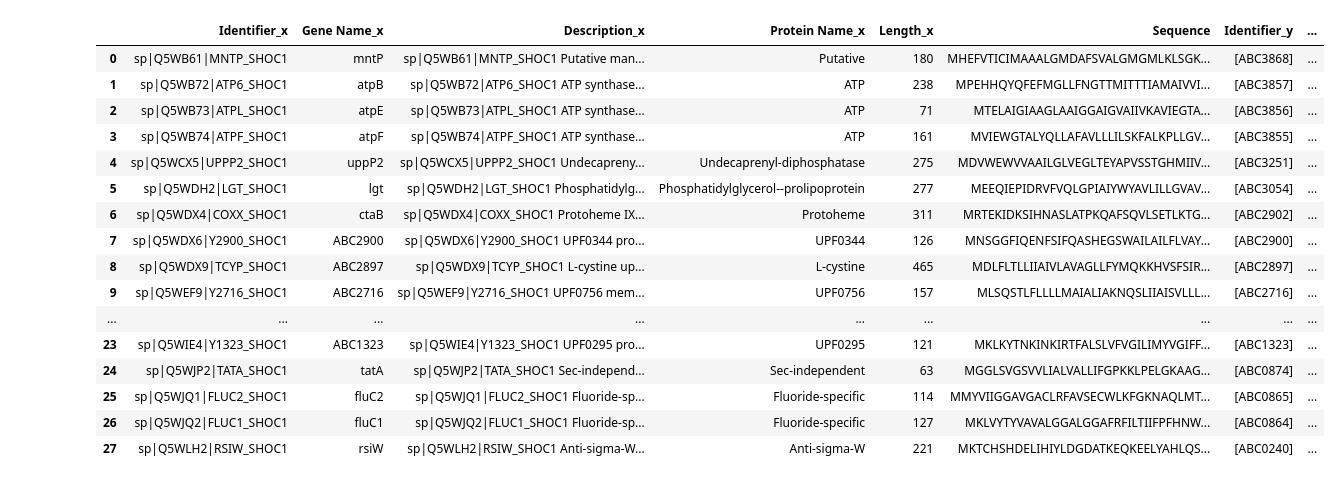
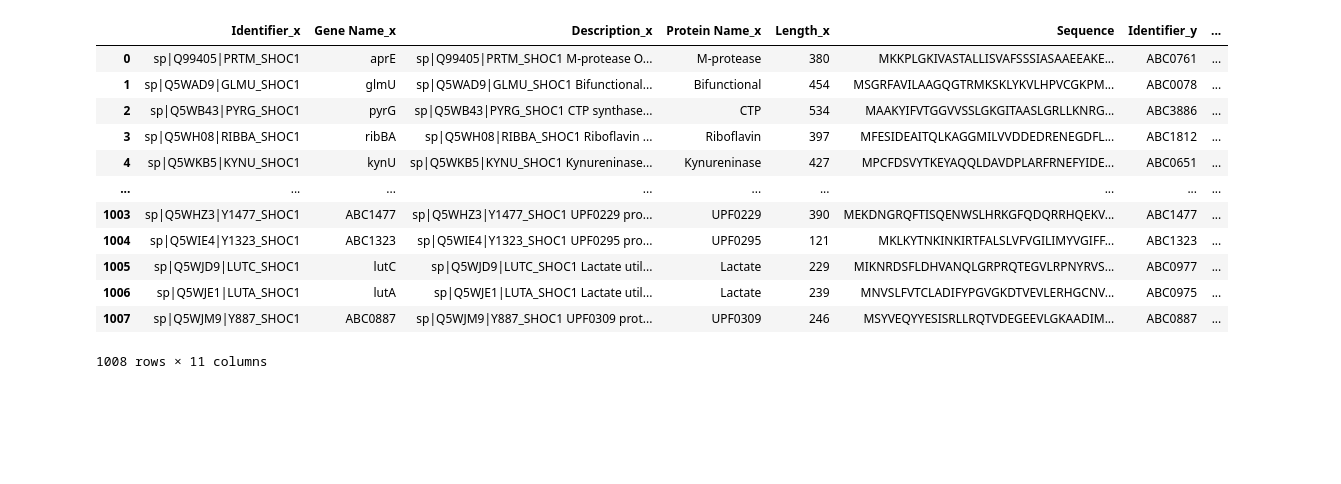
Before and after one commit to idobt97/Bioinformatocs_final_project, a Jupyter notebook: PartB.ipynb, the cells around one changed output. Saved outputs shown, nothing was run; the diff lists cells and outputs as text; code cells hidden in the pictures; blank space fills up the shorter version.

```diff
--- a/PartB.ipynb
+++ b/PartB.ipynb
@@ -8,21 +8,27 @@ import pandas as pd
 df_fasta_file = pd.DataFrame(columns=["Identifier", "Gene Name", "Description", "Protein Name", "Length", "Sequence"])
 
 # Read in the fasta file
-fasta_file = "BacillusClausiiTransmembraneProteins.fasta"
+fasta_file = "uniprotkb_Bacillus_clausi.fasta"
 
 # Read in the fasta file and store the data in the dataframe
-for record in SeqIO.parse(fasta_file, "fasta"):
-    identifier = record.id
-    description = record.description
-    gene_name = description.split("GN=")[1].split(" ")[0]  # Define gene_name after description
-    protein_name = description.split(" ")[1]
-    length = len(record.seq)
-    sequence = str(record.seq)
+def fastaToDataframe(fasta_file_path, df) -> None:
+    for record in SeqIO.parse(fasta_file_path, "fasta"):
+        identifier = record.id
+        description = record.description
+        if "GN=" not in description:
+            gene_name = "N/A"
+            protein_name = description.split(" ")[0]
+        else:
+            gene_name = description.split("GN=")[1].split(" ")[0]  # Define gene_name after description
+        protein_name = description.split(" ")[1]
+        length = len(record.seq)
+        sequence = str(record.seq)
 
-    # Append the row to the dataframe
-    df_fasta_file.loc[len(df_fasta_file)] = [identifier, gene_name, description, protein_name, length, sequence]
+        # Append the row to the dataframe
+        df.loc[len(df)] = [identifier, gene_name, description, protein_name, length, sequence]
 
-# Display the DataFrame
-df
+fastaToDataframe(fasta_file, df_fasta_file)
+
+df_fasta_file
 # %% [output]
 |  | Identifier | Gene Name | Description | Protein Name | Length | Sequence |
@@ -51,11 +53,11 @@ genbank_file = "Bacillus clausii.gb"
 for record in SeqIO.parse(genbank_file, "genbank"):
     for feature in record.features:
         if feature.type == "CDS":
-            identifier = feature.qualifiers["locus_tag"]
+            identifier = feature.qualifiers["locus_tag"][0]
             if 'gene' in feature.qualifiers: #check if gene name is available - there are some CDS features without gene name
                 gene_name = feature.qualifiers['gene'][0]
             else:
-                gene_name = 'Gene name missing, locus tag: ' + feature.qualifiers['locus_tag'][0]
+                gene_name = feature.qualifiers["locus_tag"][0]
             description = feature.qualifiers
             if 'product' in feature.qualifiers:
                 protein_name = feature.qualifiers['product'][0]
@@ -88,23 +90,19 @@ df_genbank_file
 4108 rows × 6 columns
 # %%
 # Compare the two dataframes, df_fasta_file and df_genbank_file, to see if they share some common proteins
-df_common = pd.merge(df_fasta_file, df_genbank_file, on="Sequence")
+df_common = pd.merge(df_bacillus_fasta, df_genbank_file, on="Sequence", how="inner")
 df_common
 # %% [output]
 |  | Identifier_x | Gene Name_x | Description_x | Protein Name_x | Length_x | Sequence | Identifier_y | ... |
-| 0 | sp|Q5WB61|MNTP_SHOC1 | mntP | sp|Q5WB61|MNTP_SHOC1 Putative man... | Putative | 180 | MHEFVTICIMAAALGMDAFSVALGMGMLKLSGK... | [ABC3868] | ... |
-| 1 | sp|Q5WB72|ATP6_SHOC1 | atpB | sp|Q5WB72|ATP6_SHOC1 ATP synthase... | ATP | 238 | MPEHHQYQFEFMGLLFNGTTMITTTIAMAIVVI... | [ABC3857] | ... |
-| 2 | sp|Q5WB73|ATPL_SHOC1 | atpE | sp|Q5WB73|ATPL_SHOC1 ATP synthase... | ATP | 71 | MTELAIGIAAGLAAIGGAIGVAIIVKAVIEGTA... | [ABC3856] | ... |
-| 3 | sp|Q5WB74|ATPF_SHOC1 | atpF | sp|Q5WB74|ATPF_SHOC1 ATP synthase... | ATP | 161 | MVIEWGTALYQLLAFAVLLLILSKFALKPLLGV... | [ABC3855] | ... |
-| 4 | sp|Q5WCX5|UPPP2_SHOC1 | uppP2 | sp|Q5WCX5|UPPP2_SHOC1 Undecapreny... | Undecaprenyl-diphosphatase | 275 | MDVWEWVVAAILGLVEGLTEYAPVSSTGHMIIV... | [ABC3251] | ... |
-| 5 | sp|Q5WDH2|LGT_SHOC1 | lgt | sp|Q5WDH2|LGT_SHOC1 Phosphatidylg... | Phosphatidylglycerol--prolipoprotein | 277 | MEEQIEPIDRVFVQLGPIAIYWYAVLILLGVAV... | [ABC3054] | ... |
-| 6 | sp|Q5WDX4|COXX_SHOC1 | ctaB | sp|Q5WDX4|COXX_SHOC1 Protoheme IX... | Protoheme | 311 | MRTEKIDKSIHNASLATPKQAFSQVLSETLKTG... | [ABC2902] | ... |
-| 7 | sp|Q5WDX6|Y2900_SHOC1 | ABC2900 | sp|Q5WDX6|Y2900_SHOC1 UPF0344 pro... | UPF0344 | 126 | MNSGGFIQENFSIFQASHEGSWAILAILFLVAY... | [ABC2900] | ... |
-| 8 | sp|Q5WDX9|TCYP_SHOC1 | ABC2897 | sp|Q5WDX9|TCYP_SHOC1 L-cystine up... | L-cystine | 465 | MDLFLTLLIIAIVLAVAGLLFYMQKKHVSFSIR... | [ABC2897] | ... |
-| 9 | sp|Q5WEF9|Y2716_SHOC1 | ABC2716 | sp|Q5WEF9|Y2716_SHOC1 UPF0756 mem... | UPF0756 | 157 | MLSQSTLFLLLLMAIALIAKNQSLIIAISVLLL... | [ABC2716] | ... |
+| 0 | sp|Q99405|PRTM_SHOC1 | aprE | sp|Q99405|PRTM_SHOC1 M-protease O... | M-protease | 380 | MKKPLGKIVASTALLISVAFSSSIASAAEEAKE... | ABC0761 | ... |
+| 1 | sp|Q5WAD9|GLMU_SHOC1 | glmU | sp|Q5WAD9|GLMU_SHOC1 Bifunctional... | Bifunctional | 454 | MSGRFAVILAAGQGTRMKSKLYKVLHPVCGKPM... | ABC0078 | ... |
+| 2 | sp|Q5WB43|PYRG_SHOC1 | pyrG | sp|Q5WB43|PYRG_SHOC1 CTP synthase... | CTP | 534 | MAAKYIFVTGGVVSSLGKGITAASLGRLLKNRG... | ABC3886 | ... |
+| 3 | sp|Q5WH08|RIBBA_SHOC1 | ribBA | sp|Q5WH08|RIBBA_SHOC1 Riboflavin ... | Riboflavin | 397 | MFESIDEAITQLKAGGMILVVDDEDRENEGDFL... | ABC1812 | ... |
+| 4 | sp|Q5WKB5|KYNU_SHOC1 | kynU | sp|Q5WKB5|KYNU_SHOC1 Kynureninase... | Kynureninase | 427 | MPCFDSVYTKEYAQQLDAVDPLARFRNEFYIDE... | ABC0651 | ... |
 | ... | ... | ... | ... | ... | ... | ... | ... | ... |
-| 23 | sp|Q5WIE4|Y1323_SHOC1 | ABC1323 | sp|Q5WIE4|Y1323_SHOC1 UPF0295 pro... | UPF0295 | 121 | MKLKYTNKINKIRTFALSLVFVGILIMYVGIFF... | [ABC1323] | ... |
-| 24 | sp|Q5WJP2|TATA_SHOC1 | tatA | sp|Q5WJP2|TATA_SHOC1 Sec-independ... | Sec-independent | 63 | MGGLSVGSVVLIALVALLIFGPKKLPELGKAAG... | [ABC0874] | ... |
-| 25 | sp|Q5WJQ1|FLUC2_SHOC1 | fluC2 | sp|Q5WJQ1|FLUC2_SHOC1 Fluoride-sp... | Fluoride-specific | 114 | MMYVIIGGAVGACLRFAVSECWLKFGKNAQLMT... | [ABC0865] | ... |
-| 26 | sp|Q5WJQ2|FLUC1_SHOC1 | fluC1 | sp|Q5WJQ2|FLUC1_SHOC1 Fluoride-sp... | Fluoride-specific | 127 | MKLVYTYVAVALGGALGGAFRFILTIIFPFHNW... | [ABC0864] | ... |
-| 27 | sp|Q5WLH2|RSIW_SHOC1 | rsiW | sp|Q5WLH2|RSIW_SHOC1 Anti-sigma-W... | Anti-sigma-W | 221 | MKTCHSHDELIHIYLDGDATKEQKEELYAHLQS... | [ABC0240] | ... |
+| 1003 | sp|Q5WHZ3|Y1477_SHOC1 | ABC1477 | sp|Q5WHZ3|Y1477_SHOC1 UPF0229 pro... | UPF0229 | 390 | MEKDNGRQFTISQENWSLHRKGFQDQRRHQEKV... | ABC1477 | ... |
+| 1004 | sp|Q5WIE4|Y1323_SHOC1 | ABC1323 | sp|Q5WIE4|Y1323_SHOC1 UPF0295 pro... | UPF0295 | 121 | MKLKYTNKINKIRTFALSLVFVGILIMYVGIFF... | ABC1323 | ... |
+| 1005 | sp|Q5WJD9|LUTC_SHOC1 | lutC | sp|Q5WJD9|LUTC_SHOC1 Lactate util... | Lactate | 229 | MIKNRDSFLDHVANQLGRPRQTEGVLRPNYRVS... | ABC0977 | ... |
+| 1006 | sp|Q5WJE1|LUTA_SHOC1 | lutA | sp|Q5WJE1|LUTA_SHOC1 Lactate util... | Lactate | 239 | MNVSLFVTCLADIFYPGVGKDTVEVLERHGCNV... | ABC0975 | ... |
+| 1007 | sp|Q5WJM9|Y887_SHOC1 | ABC0887 | sp|Q5WJM9|Y887_SHOC1 UPF0309 prot... | UPF0309 | 246 | MSYVEQYYESISRLLRQTVDEGEEVLGKAADIM... | ABC0887 | ... |
+1008 rows × 11 columns
```
Also changed, not shown: parts of 7 cells of this notebook, 6 other files.
